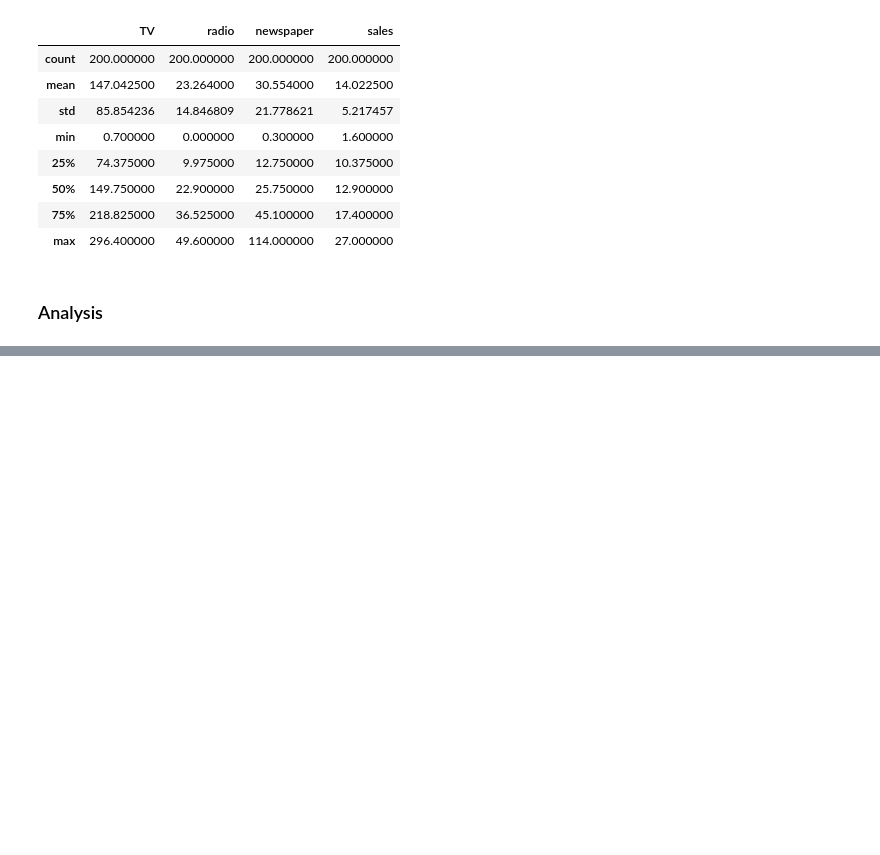
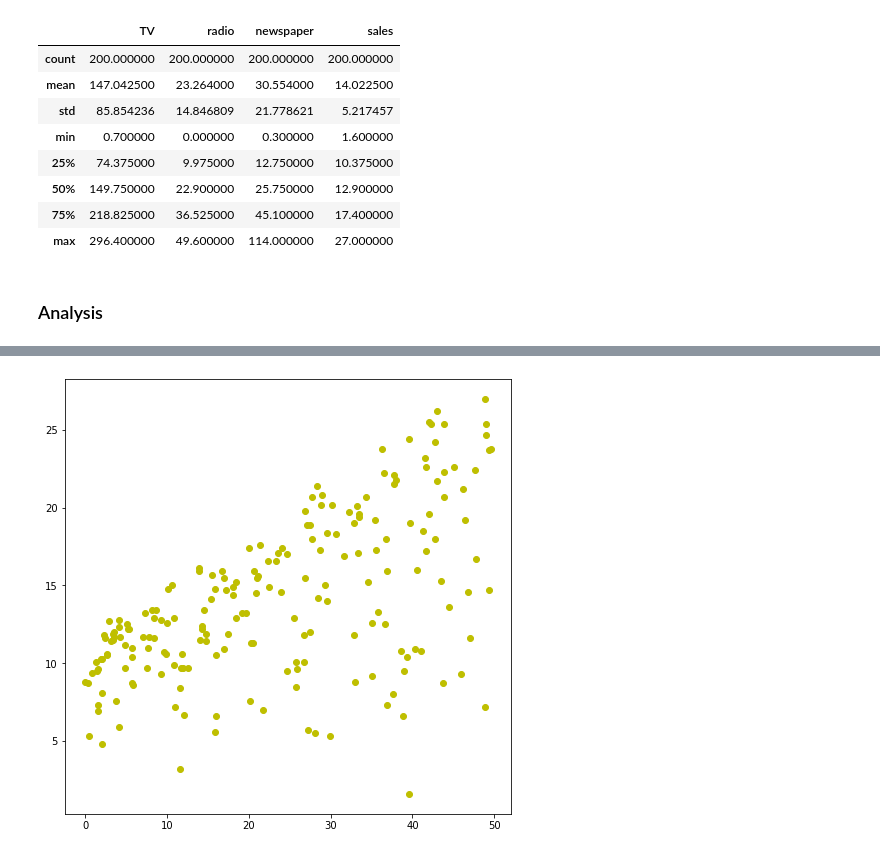
Before and after one commit to gratipine/MLPython, a Jupyter notebook: notebooks/Regression (Pluralsight).ipynb, the cells around one changed output, grey strips where cells are left out. Saved outputs shown, nothing was run; the diff lists cells and outputs as text; code cells hidden in the pictures; blank space fills up the shorter version.

```diff
--- a/notebooks/Regression (Pluralsight).ipynb
+++ b/notebooks/Regression (Pluralsight).ipynb
@@ -42,0 +49,6 @@ advertising_data.describe()
+# %%
+plt.figure(figsize=(8,8))
+plt.scatter(advertising_data["radio"], advertising_data["sales"], c="y")
+plt.show()
+# %% [output]
+[figure, added]
```
Also changed, not shown: parts of 16 cells of this notebook, 1 other file.
